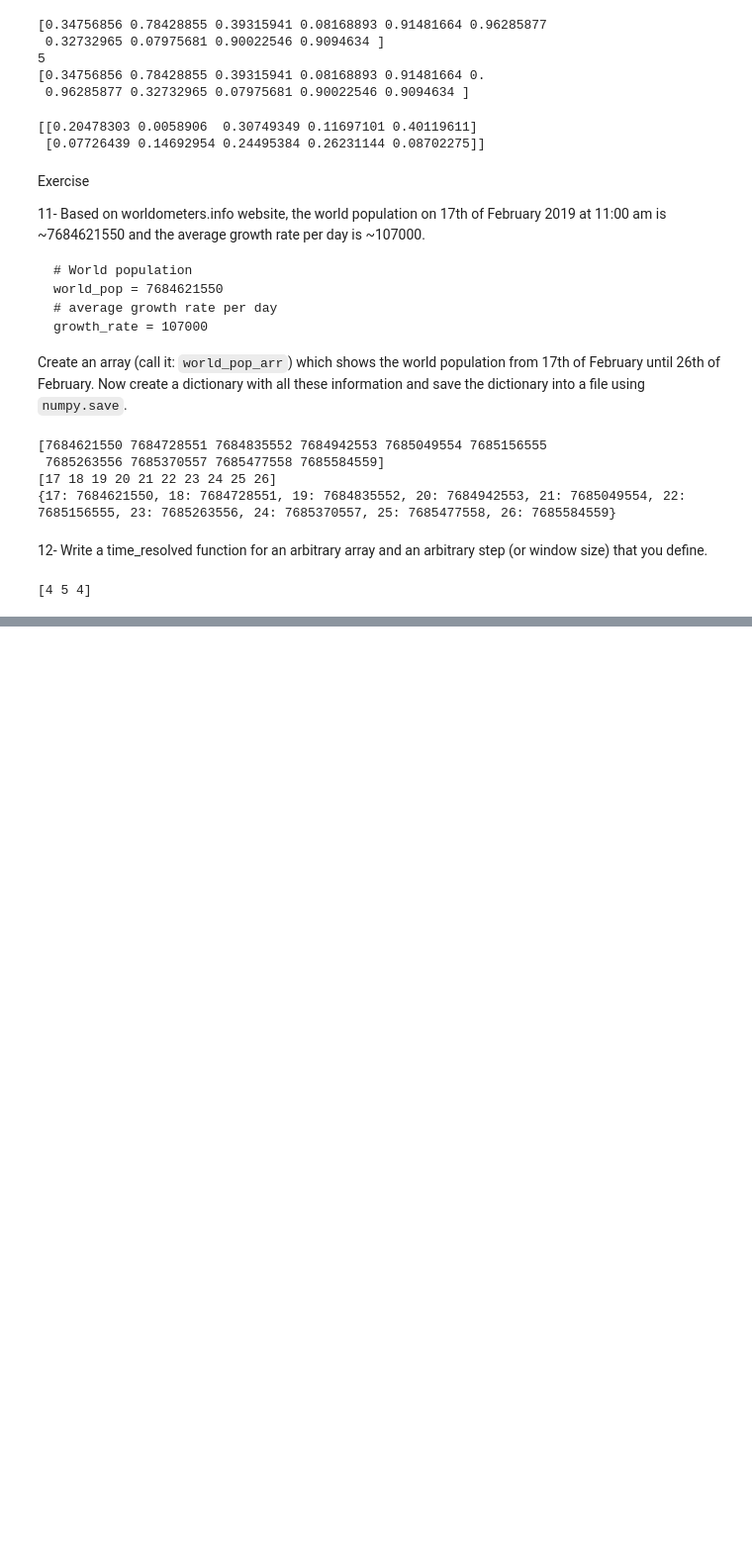
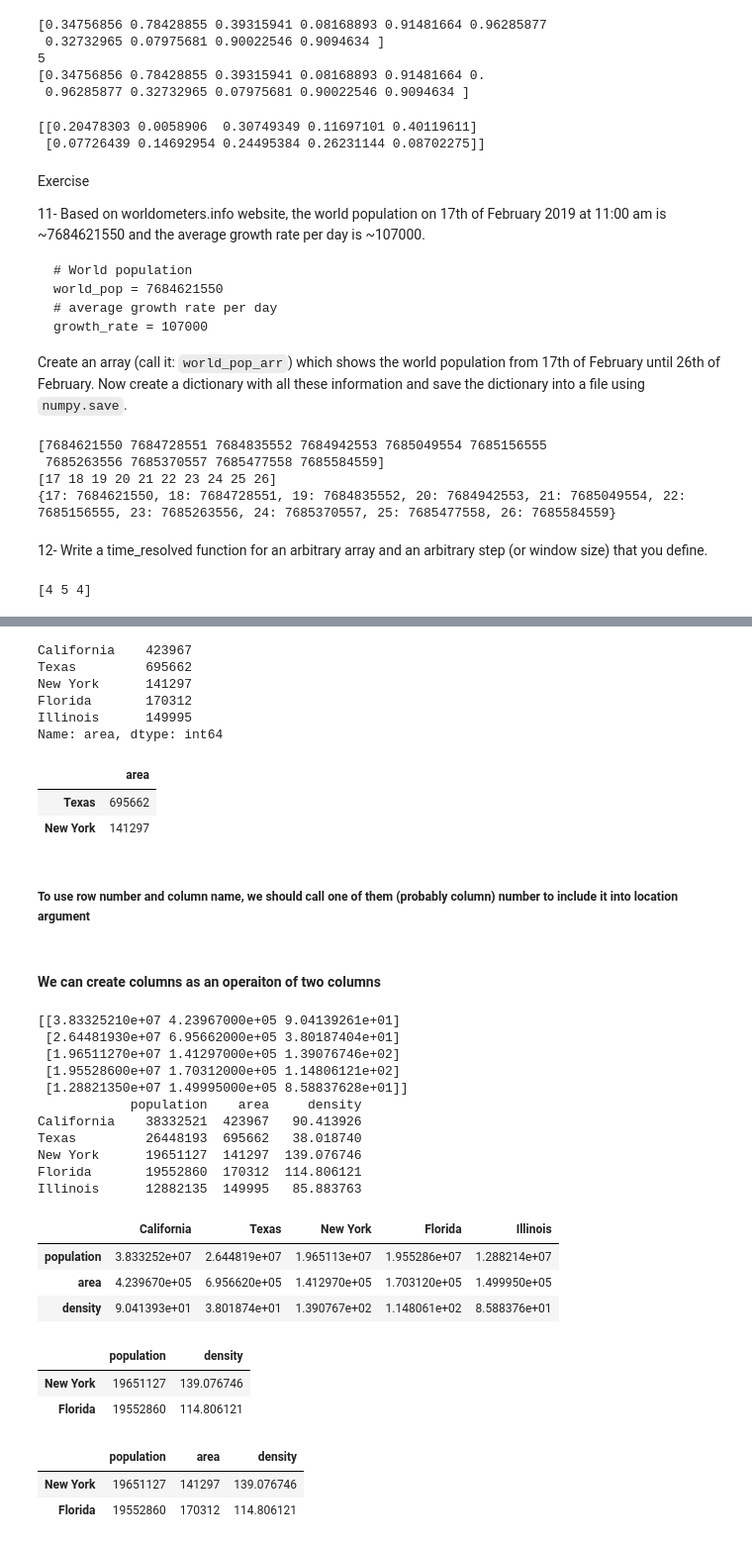
Before and after one commit to orhanakpinar/python.exercises, a Jupyter notebook: PythonForCSS/advancedDataAnalysisWithPython.ipynb, the cells around one changed output, grey strips where cells are left out. Shown: that part at 99% size. Cells and saved outputs as stored; diff of their text form; code cells hidden in the pictures; blank space fills up the shorter version.

```diff
--- a/PythonForCSS/advancedDataAnalysisWithPython.ipynb
+++ b/PythonForCSS/advancedDataAnalysisWithPython.ipynb
@@ -754,0 +778,21 @@ import matplotlib.pyplot as plt
+# %%
+# Example
+
+population_dict = {'California': 38332521,
+                   'Texas': 26448193,
+                   'New York': 19651127,
+                   'Florida': 19552860,
+                   'Illinois': 12882135}
+population = pd.Series(population_dict)
+print(1, population)
+print(2, population['California':'Florida'])
+
+#another variable, append two dataframes
+area_dict = {'California': 423967, 'Texas': 695662, 'New York': 141297,
+             'Florida': 170312, 'Illinois': 149995}
+area = pd.Series(area_dict)
+print(3, area)
+
+states = pd.DataFrame({'population': population,
+                       'area': area})
+print(4, states)
@@ -754,0 +924,59 @@ import matplotlib.pyplot as plt
+# %%
+
+states.ar
+# %% [output]
+California    423967
+Texas         695662
+New York      141297
+Florida       170312
+Illinois      149995
+Name: area, dtype: int64
+# %%
+states.iloc[1:3, 1:]
+# %% [output]
+|  | area |
+| Texas | 695662 |
+| New York | 141297 |
+# %% [markdown]
+##### **To use row number and column name, we should call one of them (probably column) number to include it into location argument**
+# %% [markdown]
+#### We can create columns as an operaiton of two columns
+# %%
+states["density"] = states["population"] / states["area"]
+# %%
+# You can change DataFrame pandas to Array numpy with
+
+print(states.values)
+print(states)
+
+# Transpose with
+
+states.T
+# %% [output]
+[[3.83325210e+07 4.23967000e+05 9.04139261e+01]
+ [2.64481930e+07 6.95662000e+05 3.80187404e+01]
+ [1.96511270e+07 1.41297000e+05 1.39076746e+02]
+ [1.95528600e+07 1.70312000e+05 1.14806121e+02]
+ [1.28821350e+07 1.49995000e+05 8.58837628e+01]]
+            population    area     density
+California    38332521  423967   90.413926
+Texas         26448193  695662   38.018740
+New York      19651127  141297  139.076746
+Florida       19552860  170312  114.806121
+Illinois      12882135  149995   85.883763
+|  | California | Texas | New York | Florida | Illinois |
+| population | 3.833252e+07 | 2.644819e+07 | 1.965113e+07 | 1.955286e+07 | 1.288214e+07 |
+| area | 4.239670e+05 | 6.956620e+05 | 1.412970e+05 | 1.703120e+05 | 1.499950e+05 |
+| density | 9.041393e+01 | 3.801874e+01 | 1.390767e+02 | 1.148061e+02 | 8.588376e+01 |
+# %%
+states.loc[states.density > 100, ["population", "density"]]
+# %% [output]
+|  | population | density |
+| New York | 19651127 | 139.076746 |
+| Florida | 19552860 | 114.806121 |
+# %%
+states[states.density > 100]
+# %% [output]
+|  | population | area | density |
+| New York | 19651127 | 141297 | 139.076746 |
+| Florida | 19552860 | 170312 | 114.806121 |
```
Also changed, not shown: parts of 64 cells of this notebook.
